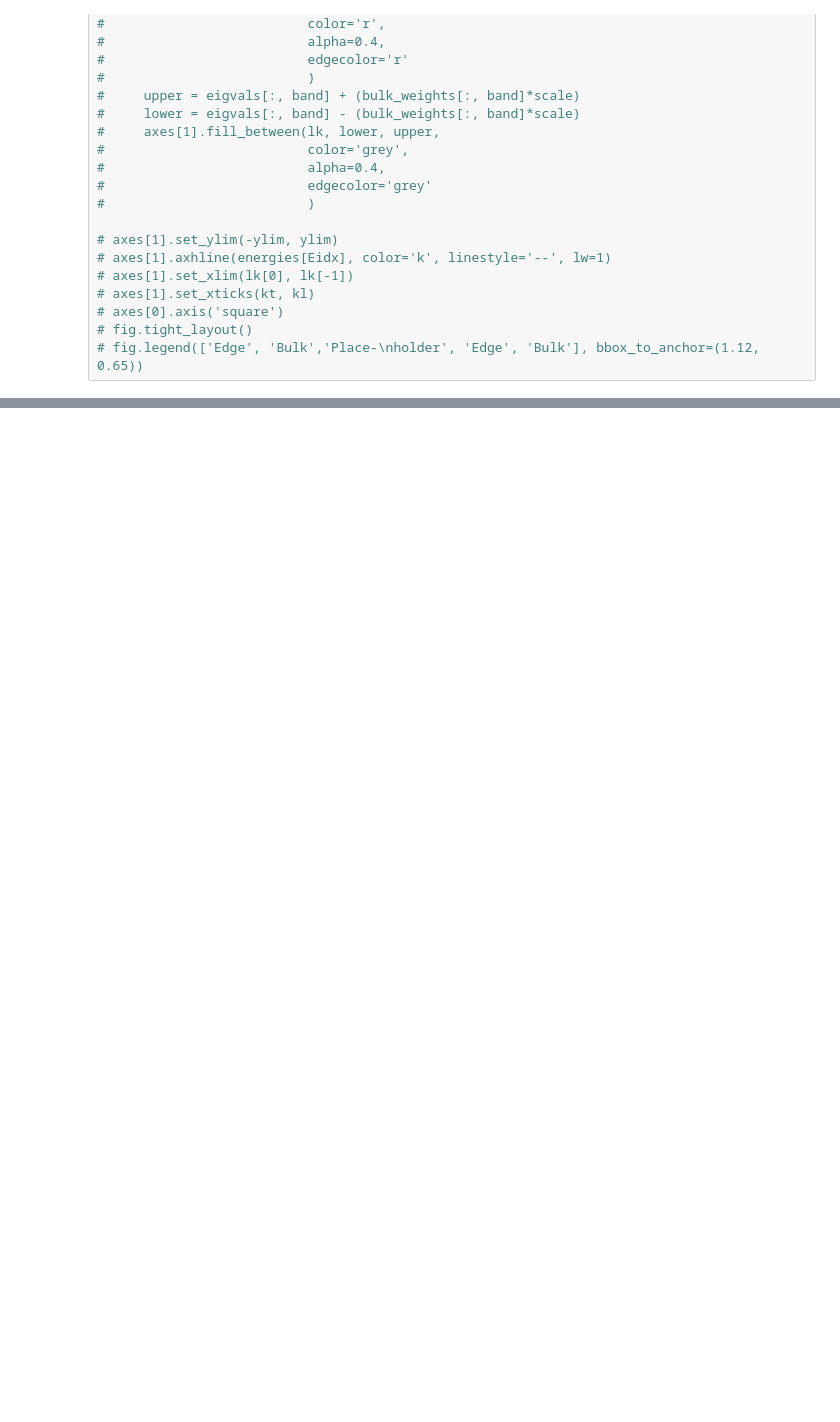
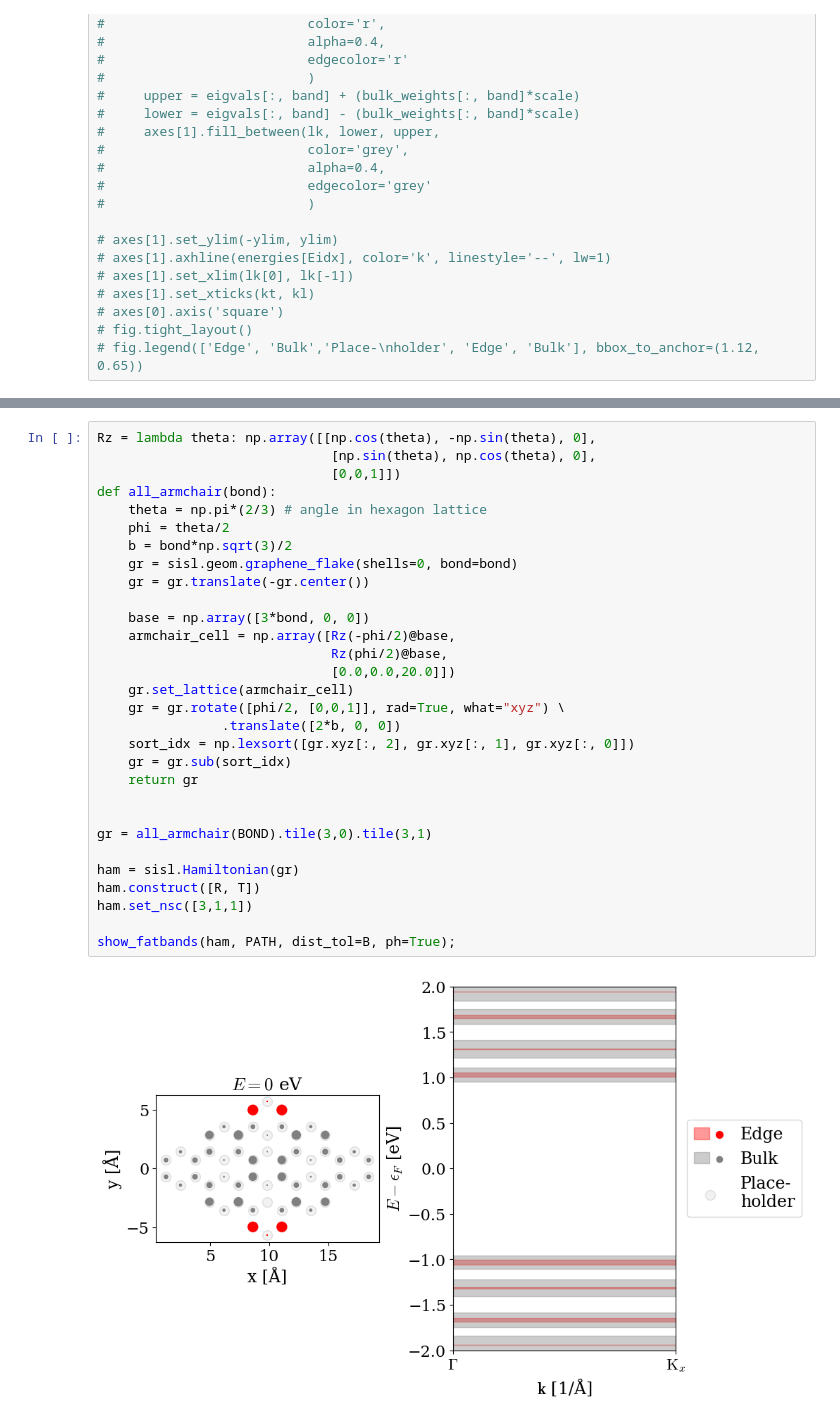
Before and after one commit to BastianValhoj/QTM-ML, a Jupyter notebook: scripts/show_fatbands_gnr.ipynb, the cells around one changed output, grey strips where cells are left out. Cells and saved outputs as stored; diff of their text form; blank space fills up the shorter version.

```diff
--- a/scripts/show_fatbands_gnr.ipynb
+++ b/scripts/show_fatbands_gnr.ipynb
@@ -264,0 +276,32 @@ second calc done
+# %%
+Rz = lambda theta: np.array([[np.cos(theta), -np.sin(theta), 0],
+                              [np.sin(theta), np.cos(theta), 0],
+                              [0,0,1]])
+def all_armchair(bond):
+    theta = np.pi*(2/3) # angle in hexagon lattice
+    phi = theta/2
+    b = bond*np.sqrt(3)/2
+    gr = sisl.geom.graphene_flake(shells=0, bond=bond)
+    gr = gr.translate(-gr.center())
+
+    base = np.array([3*bond, 0, 0])
+    armchair_cell = np.array([Rz(-phi/2)@base,
+                              Rz(phi/2)@base,
+                              [0.0,0.0,20.0]])
+    gr.set_lattice(armchair_cell)
+    gr = gr.rotate([phi/2, [0,0,1]], rad=True, what="xyz") \
+                .translate([2*b, 0, 0])
+    sort_idx = np.lexsort([gr.xyz[:, 2], gr.xyz[:, 1], gr.xyz[:, 0]])
+    gr = gr.sub(sort_idx)
+    return gr
+
+
+gr = all_armchair(BOND).tile(3,0).tile(3,1)
+
+ham = sisl.Hamiltonian(gr)
+ham.construct([R, T])
+ham.set_nsc([3,1,1])
+
+show_fatbands(ham, PATH, dist_tol=B, ph=True);
+# %% [output]
+[figure, added]
```
Also changed, not shown: parts of 11 cells of this notebook, 4 other files.
